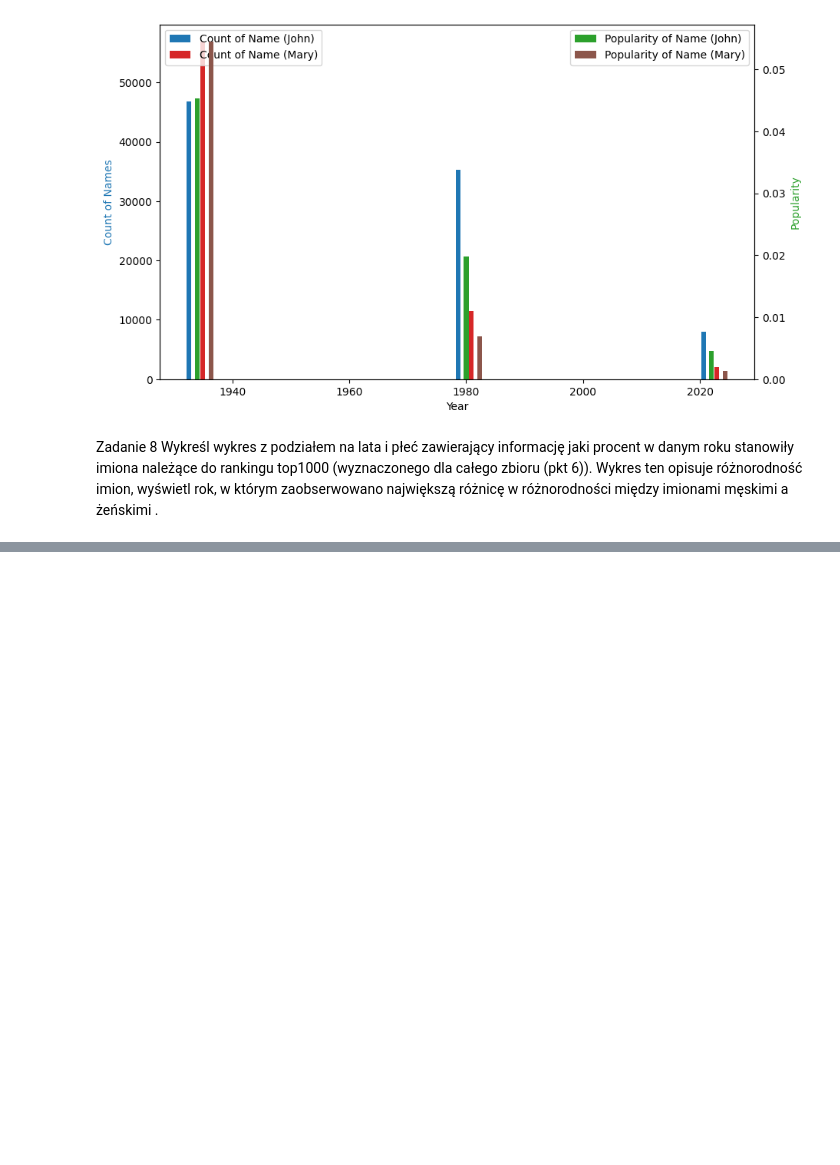
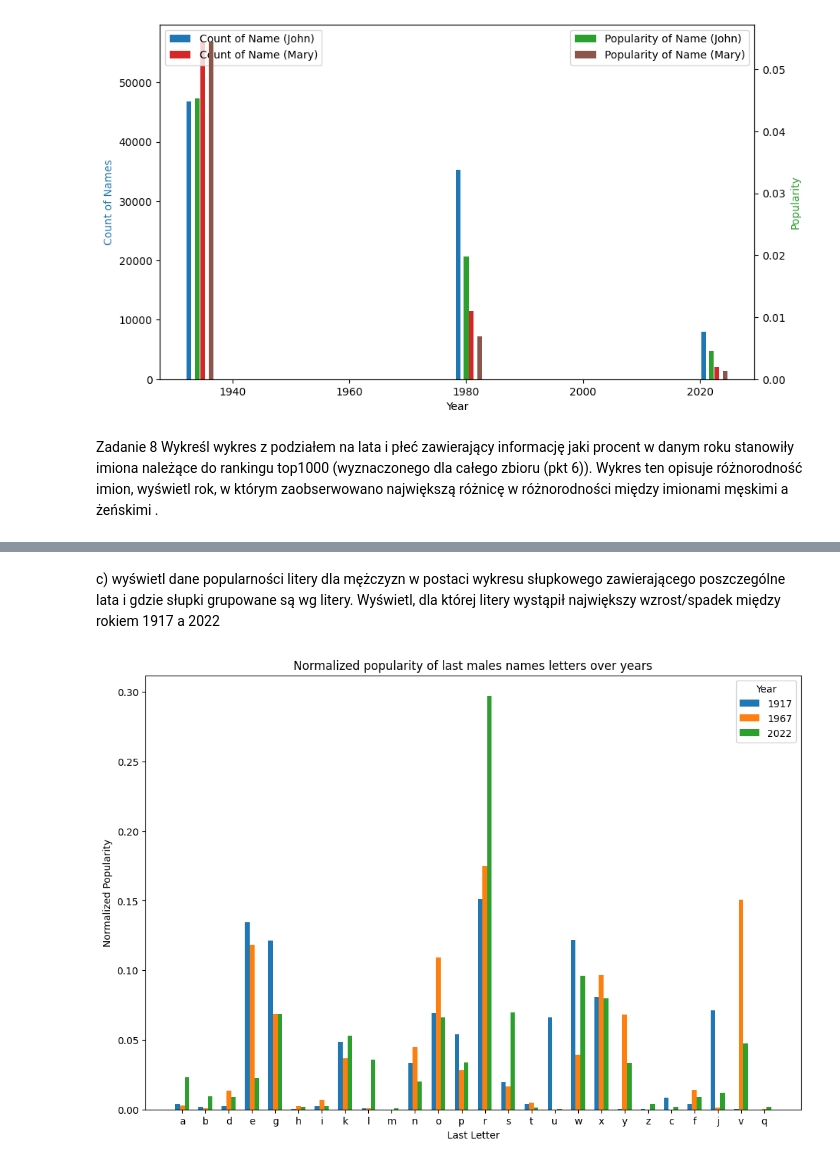
Before and after one commit to AgniechaP/EAD_project_1, a Jupyter notebook: Projekt.ipynb, the cells around one changed output, grey strips where cells are left out. Cells and saved outputs as stored; diff of their text form; code cells hidden in the pictures; blank space fills up the shorter version.

```diff
--- a/Projekt.ipynb
+++ b/Projekt.ipynb
@@ -211,0 +267,15 @@ Zadanie 8 Wykreśl wykres z podziałem na lata i płeć zawierający informację
+# %%
+# Dodanie kolumny Last_letter
+all_data['Last_letter'] = all_data['Name'].apply(lambda x: x[-1])
+all_data
+
+# Agregacja danych
+letter_popularity = all_data.groupby(['Year', 'Sex', 'Last_letter'])['Count'].sum().reset_index()
+
+# Wyodrebnienie lat do sprawdzenia
+years_to_compare = [1917, 1967, 2022]
+selected_years_data = letter_popularity[letter_popularity['Year'].isin(years_to_compare)].copy()
+
+selected_years_data['Total_births'] = selected_years_data.groupby(['Year', 'Sex'])['Count'].transform('sum')
+selected_years_data['Normalized_popularity'] = selected_years_data['Count'] / selected_years_data['Total_births']
+selected_years_data
@@ -211,0 +296,35 @@ Zadanie 8 Wykreśl wykres z podziałem na lata i płeć zawierający informację
+# %% [markdown]
+c) wyświetl dane popularności litery dla mężczyzn w postaci wykresu słupkowego zawierającego poszczególne lata i gdzie słupki grupowane są wg litery. Wyświetl, dla której litery wystąpił największy wzrost/spadek między rokiem 1917 a 2022
+# %%
+fig, ax = plt.subplots(figsize=(12, 8))
+
+# Unikalne litery z kolumny dot. ostatniej litery
+letters = selected_years_data['Last_letter'].unique()
+# Unikalne lata z kolumny dot. lat
+years_plot = selected_years_data['Year'].unique()
+num_years = len(years_plot)
+bar_width = 0.2
+
+# Bar - plot dla każdego roku (mężczyźni)
+for i, year in enumerate(years_plot):
+    data_year = selected_years_data[(selected_years_data['Year'] == year) & (selected_years_data['Sex'] == 'M')]
+
+    # Pozycjonowanie bar plotów
+    positions = [x + i * bar_width for x in range(len(data_year['Last_letter']))]
+
+    ax.bar(positions, data_year['Normalized_popularity'], width=bar_width, label=str(year))
+
+
+# Pozycjonowanie oznaczeń oś x
+ax.set_xticks([x + (num_years - 1) * bar_width / 2 for x in range(len(letters))])
+ax.set_xticklabels(letters)
+ax.set_xlabel('Last Letter')
+ax.set_ylabel('Normalized Popularity')
+ax.set_title('Normalized popularity of last males names letters over years')
+
+# Add legend
+ax.legend(title='Year', loc='upper right')
+
+plt.show()
+# %% [output]
+[figure, added]
```
Also changed, not shown: parts of 6 cells of this notebook, 1 other file.
